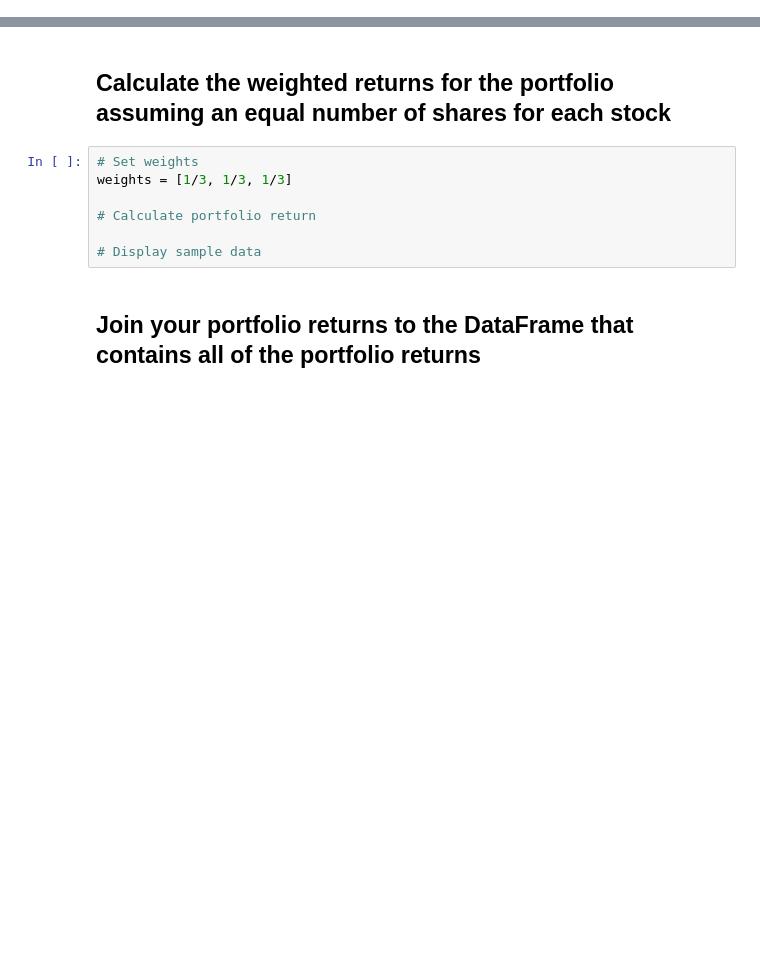
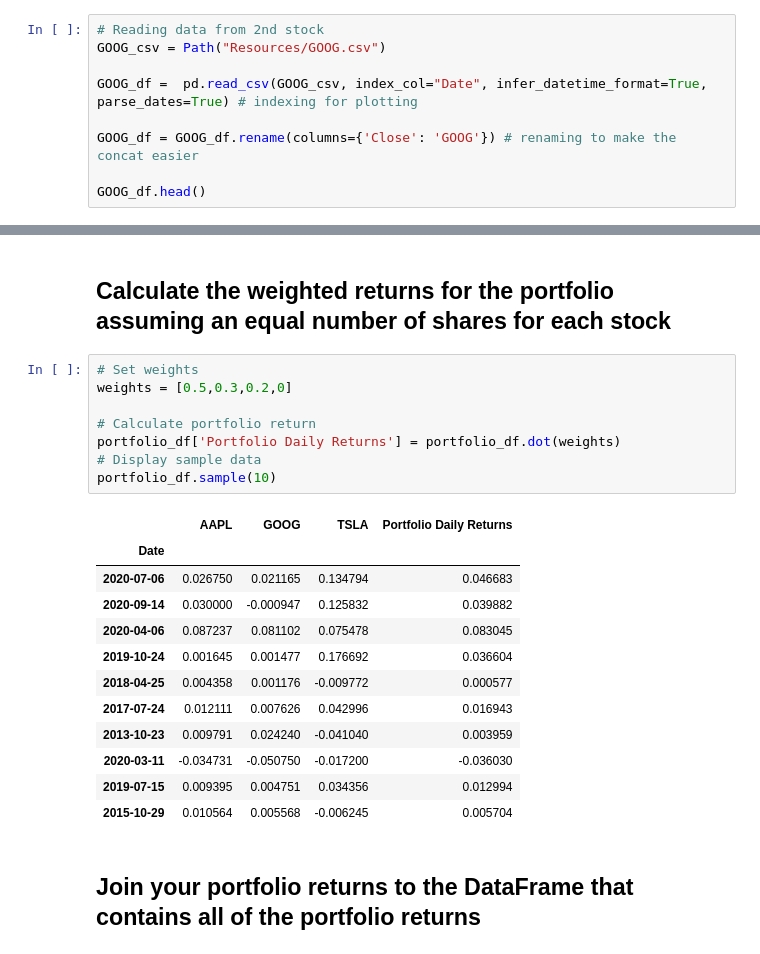
Before and after one commit to ScottyCodeman/pandas-homework, a Jupyter notebook: whale_analysis.ipynb, the cells around one changed output, grey strips where cells are left out. Drawn from its saved outputs; the diff is of its cells as text; blank space fills up the shorter version.

```diff
--- a/whale_analysis.ipynb
+++ b/whale_analysis.ipynb
@@ -424,0 +436,9 @@ In this section, you will build your own portfolio of stocks, calculate the retu
+# %%
+# Reading data from 2nd stock
+GOOG_csv = Path("Resources/GOOG.csv")
+
+GOOG_df =  pd.read_csv(GOOG_csv, index_col="Date", infer_datetime_format=True, parse_dates=True) # indexing for plotting
+
+GOOG_df = GOOG_df.rename(columns={'Close': 'GOOG'}) # renaming to make the concat easier
+
+GOOG_df.head()
@@ -438,11 +530,25 @@ In this section, you will build your own portfolio of stocks, calculate the retu
 ## Calculate the weighted returns for the portfolio assuming an equal number of shares for each stock
 # %%
 # Set weights
-weights = [1/3, 1/3, 1/3]
+weights = [0.5,0.3,0.2,0]
 
 # Calculate portfolio return
-
+portfolio_df['Portfolio Daily Returns'] = portfolio_df.dot(weights)
 # Display sample data
+portfolio_df.sample(10)
+# %% [output]
+|  | AAPL | GOOG | TSLA | Portfolio Daily Returns |
+| Date |  |  |  |  |
+| 2020-07-06 | 0.026750 | 0.021165 | 0.134794 | 0.046683 |
+| 2020-09-14 | 0.030000 | -0.000947 | 0.125832 | 0.039882 |
+| 2020-04-06 | 0.087237 | 0.081102 | 0.075478 | 0.083045 |
+| 2019-10-24 | 0.001645 | 0.001477 | 0.176692 | 0.036604 |
+| 2018-04-25 | 0.004358 | 0.001176 | -0.009772 | 0.000577 |
+| 2017-07-24 | 0.012111 | 0.007626 | 0.042996 | 0.016943 |
+| 2013-10-23 | 0.009791 | 0.024240 | -0.041040 | 0.003959 |
+| 2020-03-11 | -0.034731 | -0.050750 | -0.017200 | -0.036030 |
+| 2019-07-15 | 0.009395 | 0.004751 | 0.034356 | 0.012994 |
+| 2015-10-29 | 0.010564 | 0.005568 | -0.006245 | 0.005704 |
 # %% [markdown]
 ## Join your portfolio returns to the DataFrame that contains all of the portfolio returns
 # %%
```
Also changed, not shown: parts of 23 cells of this notebook.
